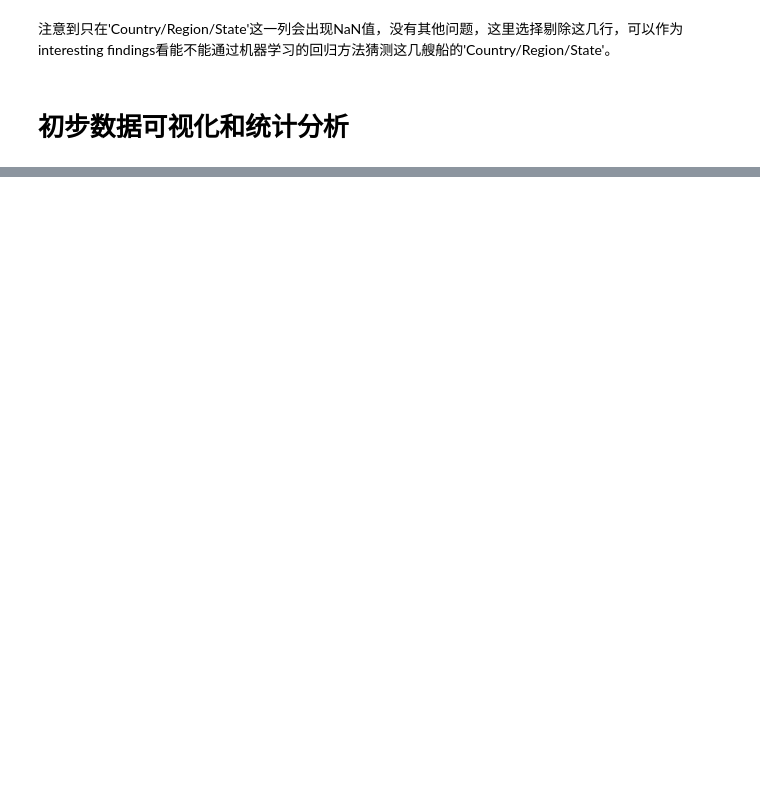
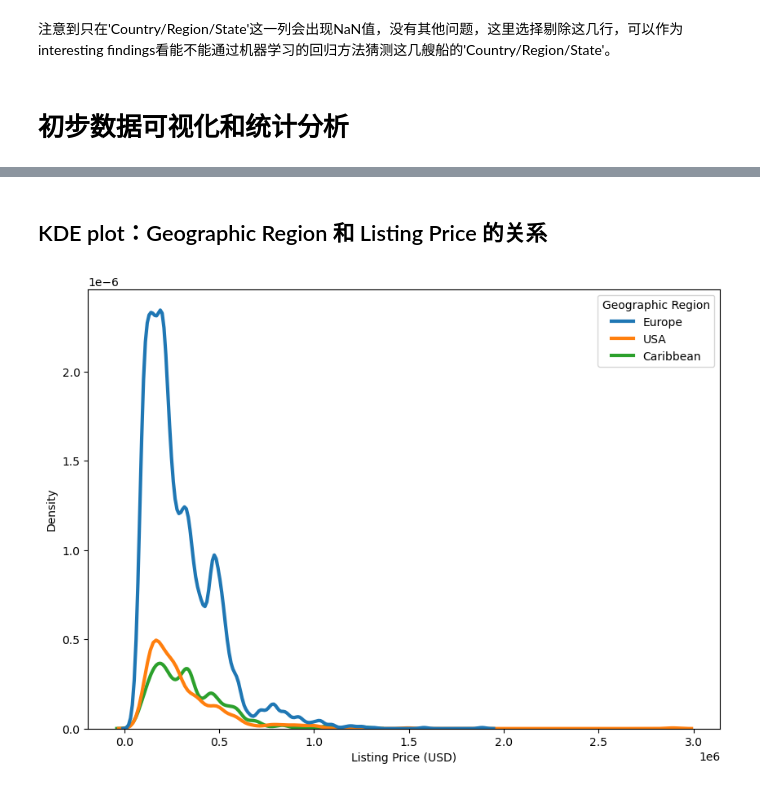
Before and after one commit to Mathematical-Jedi/2023-International-Mathematical-Model, a Jupyter notebook: data_preprocessing.ipynb, the cells around one changed output, grey strips where cells are left out. Drawn from its saved outputs; the diff is of its cells as text; code cells hidden in the pictures; blank space fills up the shorter version.

```diff
--- a/data_preprocessing.ipynb
+++ b/data_preprocessing.ipynb
@@ -47,0 +118,9 @@ df_cleaned.to_excel('./data/2023_MCM_Problem_Y_Boats_cleaned.xlsx')
+# %% [markdown]
+## KDE plot：Geographic Region 和 Listing Price 的关系
+# %%
+plt.figure(figsize=(10,7))
+# sns.displot(data=df_kde, x='Listing Price (USD)', hue='Geographic Region',legend=False)
+sns.kdeplot(data=df_cleaned, x='Listing Price (USD)',hue='Geographic Region',bw_adjust=.5,lw = 3)
+plt.show()
+# %% [output]
+[figure, added]
```
Also changed, not shown: parts of 16 cells of this notebook.
